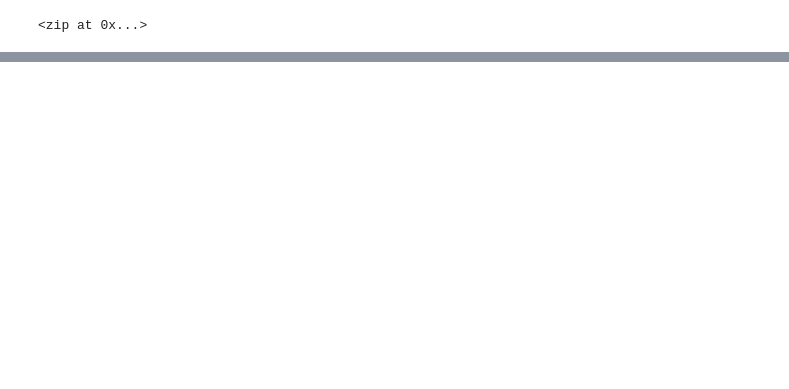
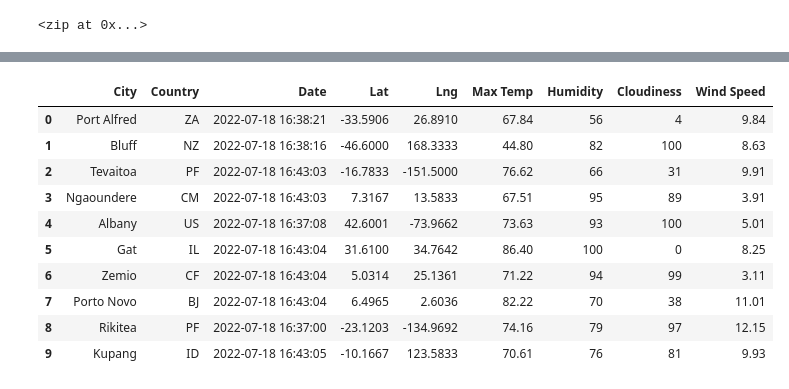
Before and after one commit to hamzaali00/World_Weather_Analysis, a Jupyter notebook: WeatherPy.ipynb, the cells around one changed output, grey strips where cells are left out. Drawn from its saved outputs; the diff is of its cells as text; code cells hidden in the pictures; blank space fills up the shorter version.

```diff
--- a/WeatherPy.ipynb
+++ b/WeatherPy.ipynb
@@ -45,0 +160,18 @@ len(cities)
+# %%
+new_column_order = ['City', 'Country', 'Date', 'Lat', 'Lng', 'Max Temp', 'Humidity', 'Cloudiness', 'Wind Speed']
+
+city_data_df = city_data_df[new_column_order]
+
+city_data_df.head(10)
+# %% [output]
+|  | City | Country | Date | Lat | Lng | Max Temp | Humidity | Cloudiness | Wind Speed |
+| 0 | Port Alfred | ZA | 2022-07-18 16:38:21 | -33.5906 | 26.8910 | 67.84 | 56 | 4 | 9.84 |
+| 1 | Bluff | NZ | 2022-07-18 16:38:16 | -46.6000 | 168.3333 | 44.80 | 82 | 100 | 8.63 |
+| 2 | Tevaitoa | PF | 2022-07-18 16:43:03 | -16.7833 | -151.5000 | 76.62 | 66 | 31 | 9.91 |
+| 3 | Ngaoundere | CM | 2022-07-18 16:43:03 | 7.3167 | 13.5833 | 67.51 | 95 | 89 | 3.91 |
+| 4 | Albany | US | 2022-07-18 16:37:08 | 42.6001 | -73.9662 | 73.63 | 93 | 100 | 5.01 |
+| 5 | Gat | IL | 2022-07-18 16:43:04 | 31.6100 | 34.7642 | 86.40 | 100 | 0 | 8.25 |
+| 6 | Zemio | CF | 2022-07-18 16:43:04 | 5.0314 | 25.1361 | 71.22 | 94 | 99 | 3.11 |
+| 7 | Porto Novo | BJ | 2022-07-18 16:43:04 | 6.4965 | 2.6036 | 82.22 | 70 | 38 | 11.01 |
+| 8 | Rikitea | PF | 2022-07-18 16:37:00 | -23.1203 | -134.9692 | 74.16 | 79 | 97 | 12.15 |
+| 9 | Kupang | ID | 2022-07-18 16:43:05 | -10.1667 | 123.5833 | 70.61 | 76 | 81 | 9.93 |
```
Also changed, not shown: parts of 8 cells of this notebook, 1 other file.
